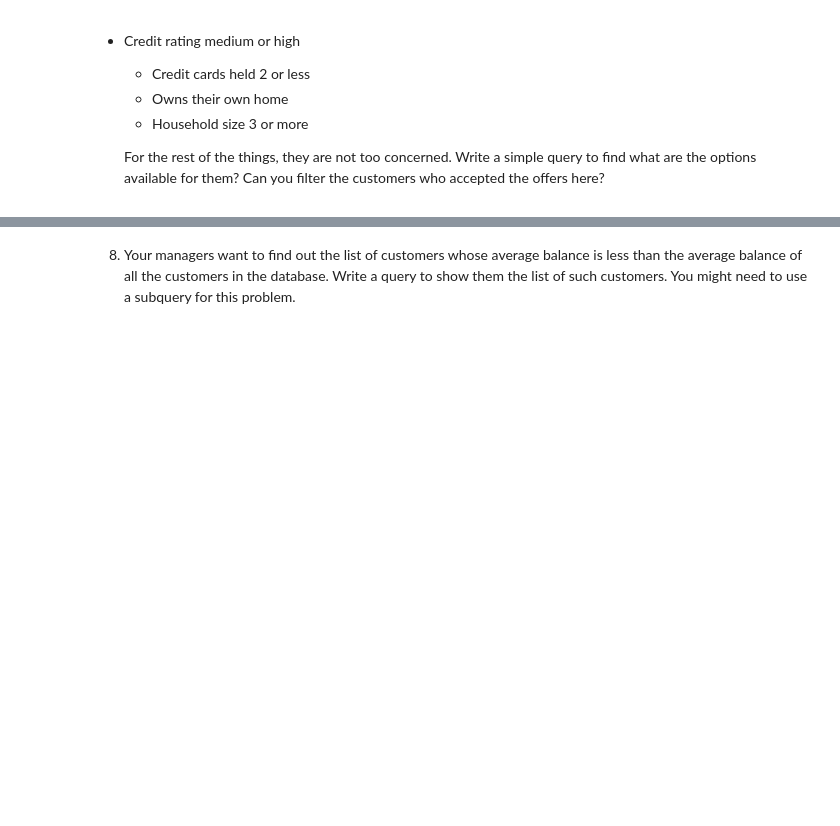
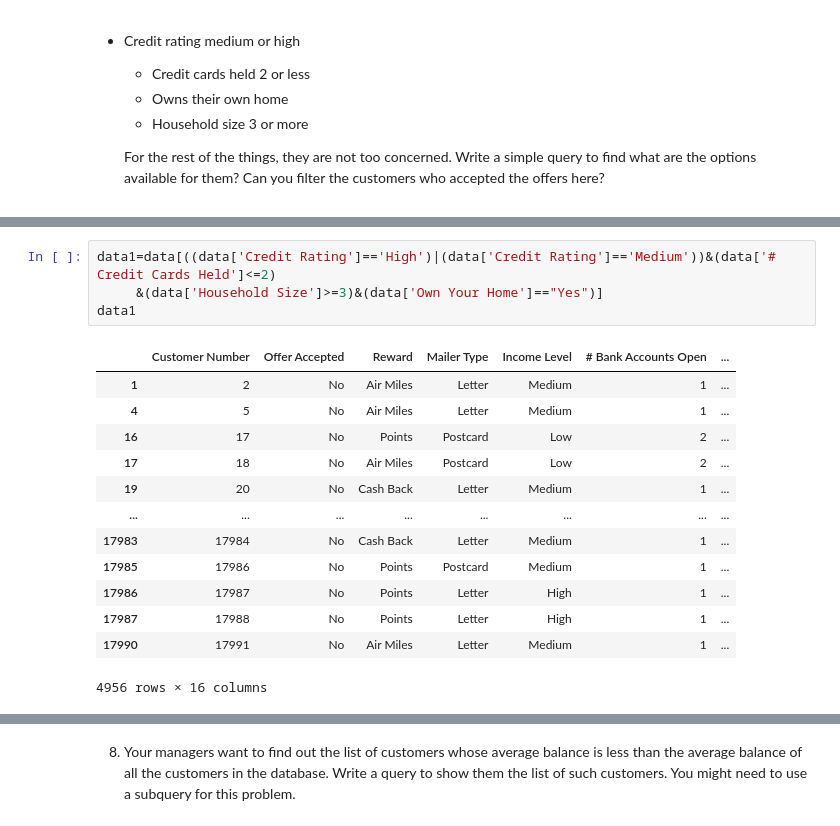
Before and after one commit to KalengaMbonyinshuti/Mid_project_IRONHACK, a Jupyter notebook: notebooks/Solutions-Mid project.ipynb, the cells around one changed output, grey strips where cells are left out. Cells and saved outputs as stored; diff of their text form; blank space fills up the shorter version.

```diff
--- a/notebooks/Solutions-Mid project.ipynb
+++ b/notebooks/Solutions-Mid project.ipynb
@@ -146,0 +227,18 @@ dtype: float64
+# %%
+data1=data[((data['Credit Rating']=='High')|(data['Credit Rating']=='Medium'))&(data['# Credit Cards Held']<=2)
+     &(data['Household Size']>=3)&(data['Own Your Home']=="Yes")]
+data1
+# %% [output]
+|  | Customer Number | Offer Accepted | Reward | Mailer Type | Income Level | # Bank Accounts Open | ... |
+| 1 | 2 | No | Air Miles | Letter | Medium | 1 | ... |
+| 4 | 5 | No | Air Miles | Letter | Medium | 1 | ... |
+| 16 | 17 | No | Points | Postcard | Low | 2 | ... |
+| 17 | 18 | No | Air Miles | Postcard | Low | 2 | ... |
+| 19 | 20 | No | Cash Back | Letter | Medium | 1 | ... |
+| ... | ... | ... | ... | ... | ... | ... | ... |
+| 17983 | 17984 | No | Cash Back | Letter | Medium | 1 | ... |
+| 17985 | 17986 | No | Points | Postcard | Medium | 1 | ... |
+| 17986 | 17987 | No | Points | Letter | High | 1 | ... |
+| 17987 | 17988 | No | Points | Letter | High | 1 | ... |
+| 17990 | 17991 | No | Air Miles | Letter | Medium | 1 | ... |
+4956 rows × 16 columns
```
Also changed, not shown: parts of 41 cells of this notebook.
